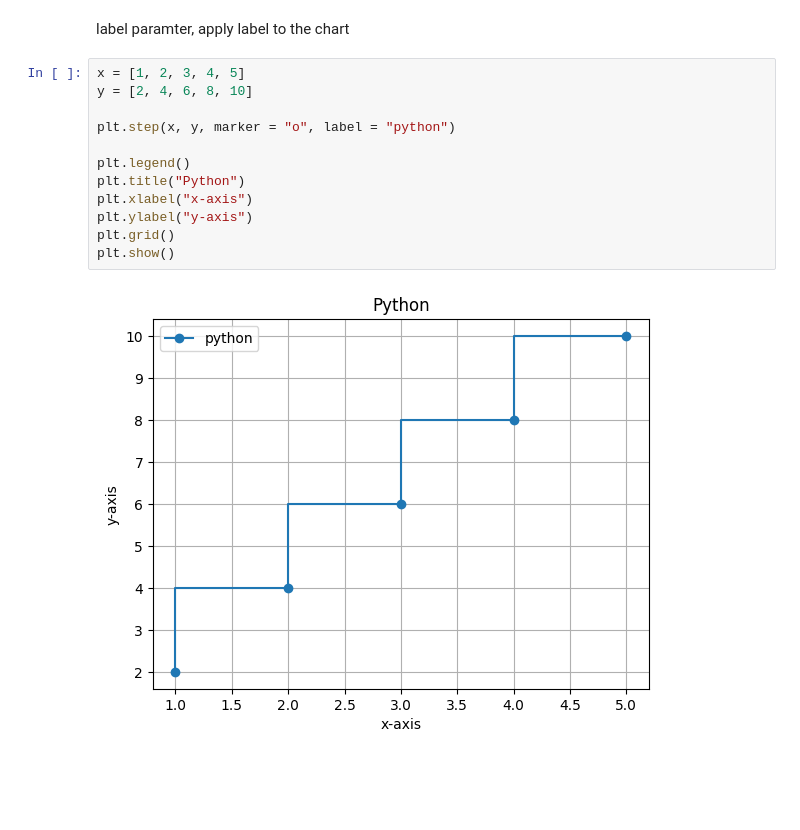
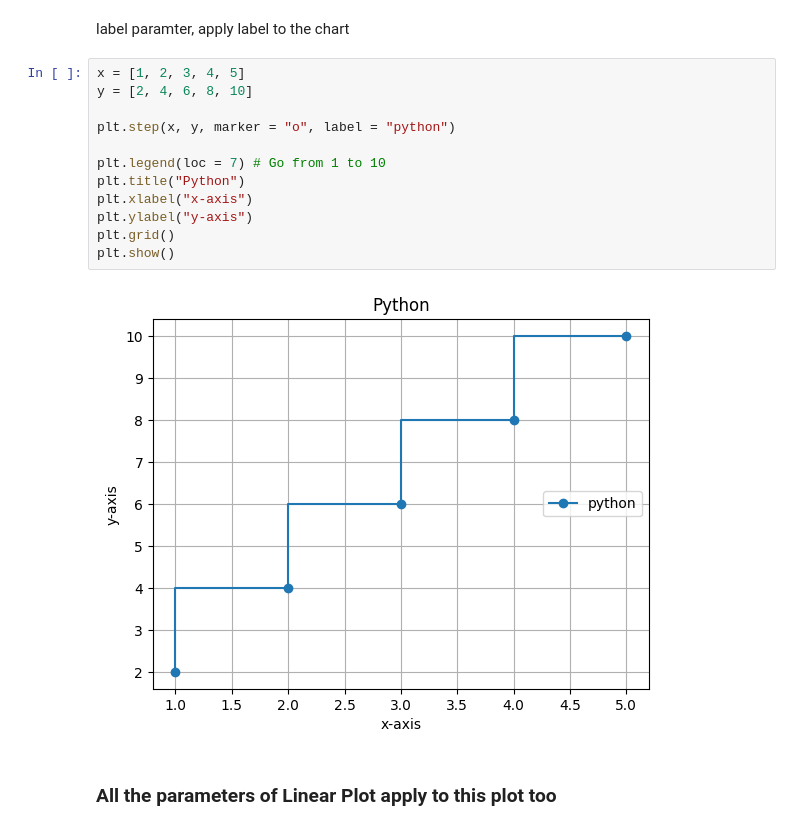
Before and after one commit to Musawer-Afzal/AI-Engineering, a Jupyter notebook: Matplotlib/step_plot.ipynb, the cells around one changed output. Drawn from its saved outputs; the diff is of its cells as text; blank space fills up the shorter version.

Commit message:
Step plot

```diff
--- a/Matplotlib/step_plot.ipynb
+++ b/Matplotlib/step_plot.ipynb
@@ -90,14 +90,16 @@ label paramter, apply label to the chart
 # %%
 x = [1, 2, 3, 4, 5]
 y = [2, 4, 6, 8, 10]
 
 plt.step(x, y, marker = "o", label = "python")
 
-plt.legend()
+plt.legend(loc = 7) # Go from 1 to 10
 plt.title("Python")
 plt.xlabel("x-axis")
 plt.ylabel("y-axis")
 plt.grid()
 plt.show()
 # %% [output]
-[figure, old version]
+[figure, new version]
+# %% [markdown]
+### All the parameters of Linear Plot apply to this plot too
```
